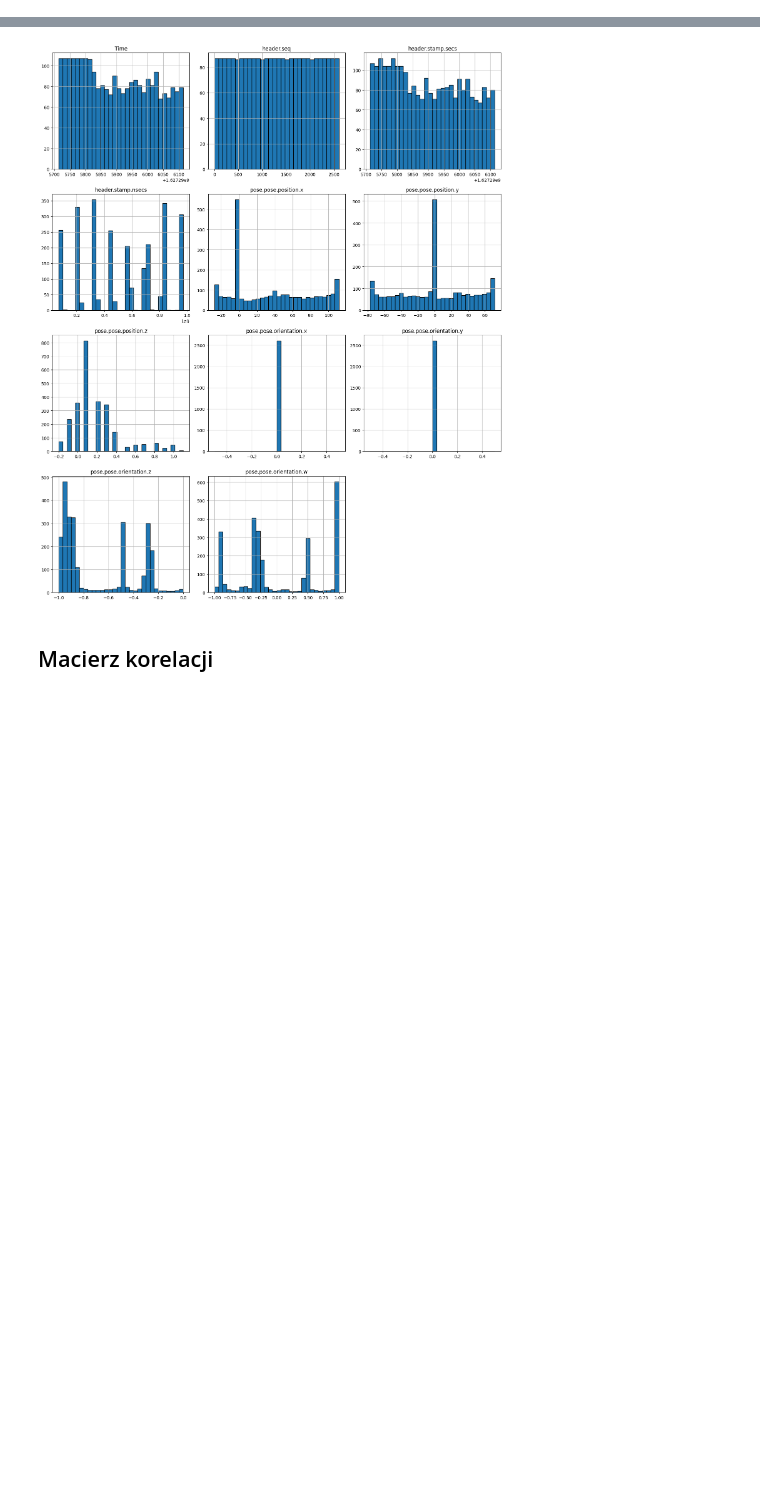
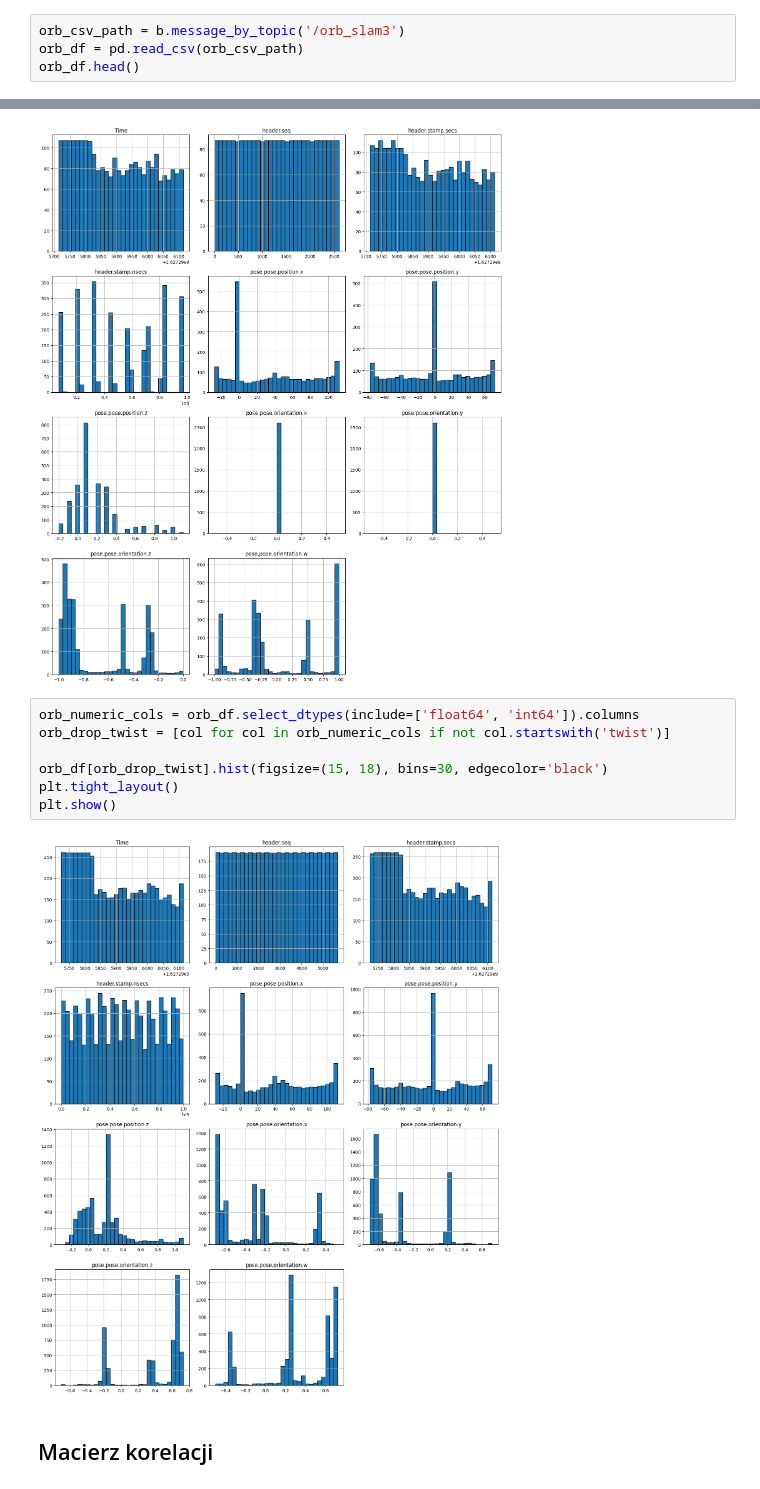
Before and after one commit to KingaBurnejko/DataWarehousesAndAnalyticalProcessing-project, a Jupyter notebook: F_data-analysis.ipynb, the cells around one changed output, grey strips where cells are left out. Saved outputs shown, nothing was run; the diff lists cells and outputs as text; blank space fills up the shorter version.

```diff
--- a/F_data-analysis.ipynb
+++ b/F_data-analysis.ipynb
@@ -35,3 +35,7 @@ gps_df.head()
 | 3 | 1.627296e+09 | 3 | 1627295714 | 78018903 | map | dgps_base | ... |
 | 4 | 1.627296e+09 | 4 | 1627295714 | 197382926 | map | dgps_base | ... |
 5 rows × 21 columns
+# %%
+orb_csv_path = b.message_by_topic('/orb_slam3')
+orb_df = pd.read_csv(orb_csv_path)
+orb_df.head()
@@ -188,6 +284,15 @@ plt.tight_layout()
 plt.show()
 # %% [output]
 [figure]
+# %%
+orb_numeric_cols = orb_df.select_dtypes(include=['float64', 'int64']).columns
+orb_drop_twist = [col for col in orb_numeric_cols if not col.startswith('twist')]
+
+orb_df[orb_drop_twist].hist(figsize=(15, 18), bins=30, edgecolor='black')
+plt.tight_layout()
+plt.show()
+# %% [output]
+[figure, added]
 # %% [markdown]
 ## Macierz korelacji
 # %%
```
Also changed, not shown: parts of 10 cells of this notebook.
